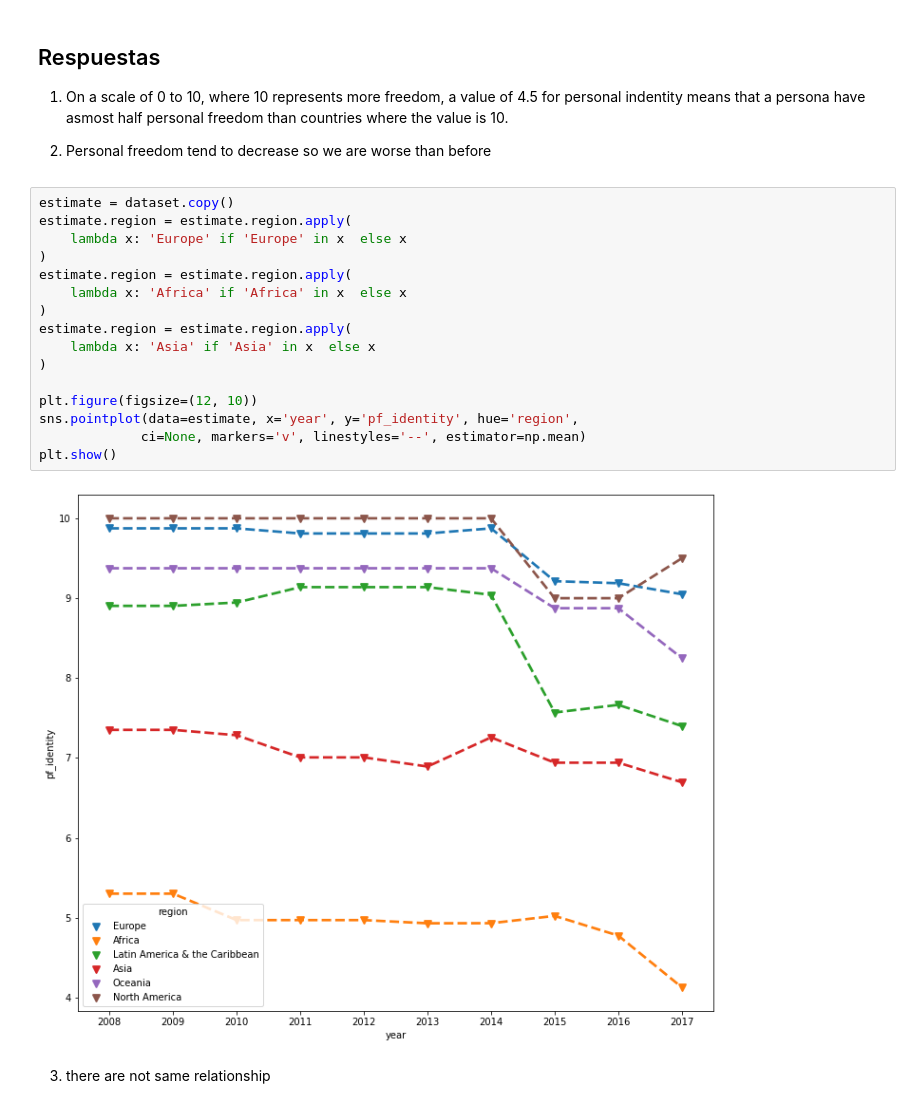
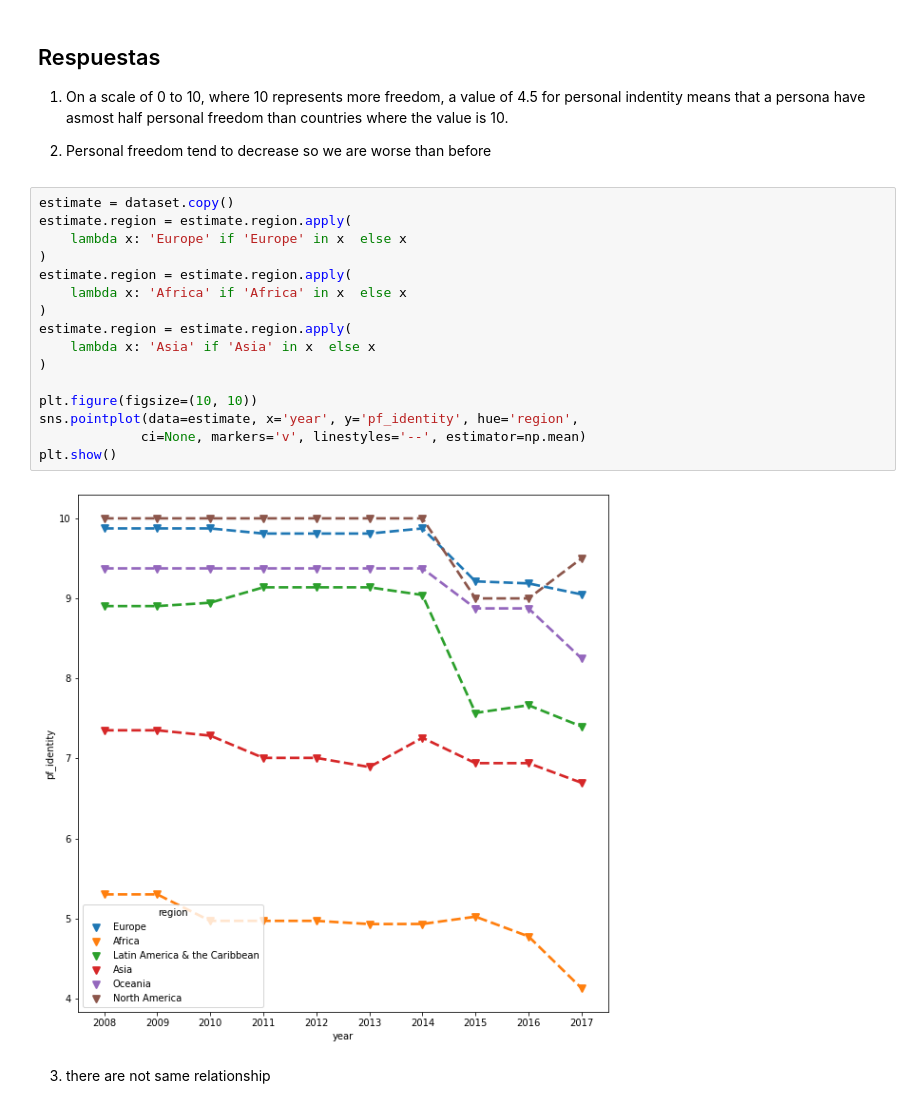
Before and after one commit to ser0090/dipdata, a Jupyter notebook: analisisvis/notebooks/practico.ipynb, the cells around one changed output. Saved outputs shown, nothing was run; the diff lists cells and outputs as text.

```diff
--- a/analisisvis/notebooks/practico.ipynb
+++ b/analisisvis/notebooks/practico.ipynb
@@ -137,21 +137,21 @@ dataset
 # %%
 estimate = dataset.copy()
 estimate.region = estimate.region.apply(
     lambda x: 'Europe' if 'Europe' in x  else x
 )
 estimate.region = estimate.region.apply(
     lambda x: 'Africa' if 'Africa' in x  else x
 )
 estimate.region = estimate.region.apply(
     lambda x: 'Asia' if 'Asia' in x  else x
 )
 
-plt.figure(figsize=(12, 10))
+plt.figure(figsize=(10, 10))
 sns.pointplot(data=estimate, x='year', y='pf_identity', hue='region',
              ci=None, markers='v', linestyles='--', estimator=np.mean)
 plt.show()
 # %% [output]
-[figure, old version]
+[figure, new version]
 # %% [markdown]
 3. there are not same relationship
 # %%
```
Also changed, not shown: parts of 24 cells of this notebook.
